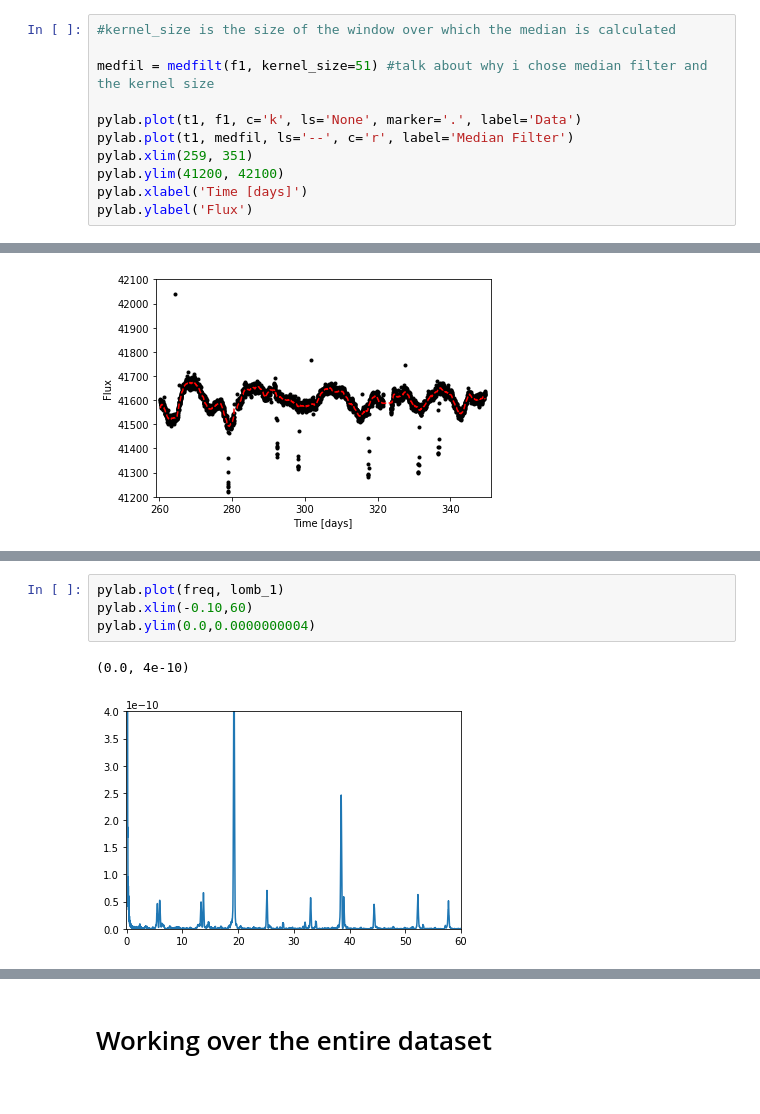
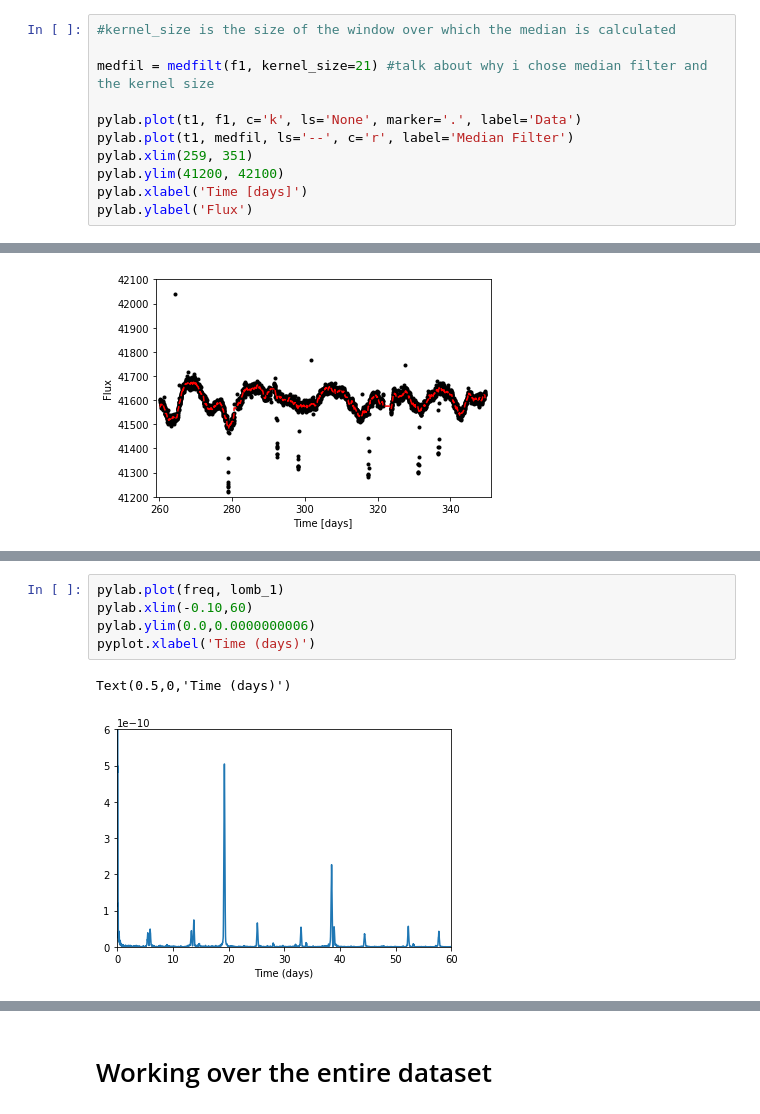
Before and after one commit to nathanmeagher/PH30116, a Jupyter notebook: COURSEWORK.ipynb, the cells around one changed output, grey strips where cells are left out. Cells and saved outputs as stored; diff of their text form.

```diff
--- a/COURSEWORK.ipynb
+++ b/COURSEWORK.ipynb
@@ -382,7 +389,7 @@ e1 = e_nofilter[nonan]
 # %%
 #kernel_size is the size of the window over which the median is calculated
 
-medfil = medfilt(f1, kernel_size=51) #talk about why i chose median filter and the kernel size
+medfil = medfilt(f1, kernel_size=21) #talk about why i chose median filter and the kernel size
 
 pylab.plot(t1, f1, c='k', ls='None', marker='.', label='Data')
 pylab.plot(t1, medfil, ls='--', c='r', label='Median Filter')
@@ -425,10 +450,11 @@ pylab.plot(freq, lomb_1)
 # %%
 pylab.plot(freq, lomb_1)
 pylab.xlim(-0.10,60)
-pylab.ylim(0.0,0.0000000004)
+pylab.ylim(0.0,0.0000000006)
+pyplot.xlabel('Time (days)')
 # %% [output]
-(0.0, 4e-10)
+Text(0.5,0,'Time (days)')
-[figure, old version]
+[figure, new version]
 # %%
 pylab.plot(freq, lomb_1)
 pylab.xlim(10,50)
```
Also changed, not shown: parts of 53 cells of this notebook, 3 other files.
